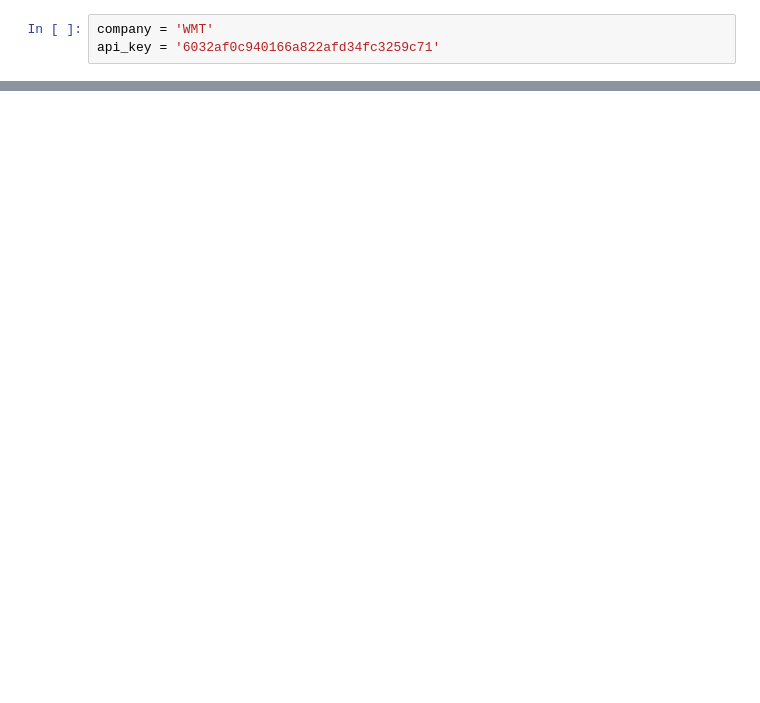
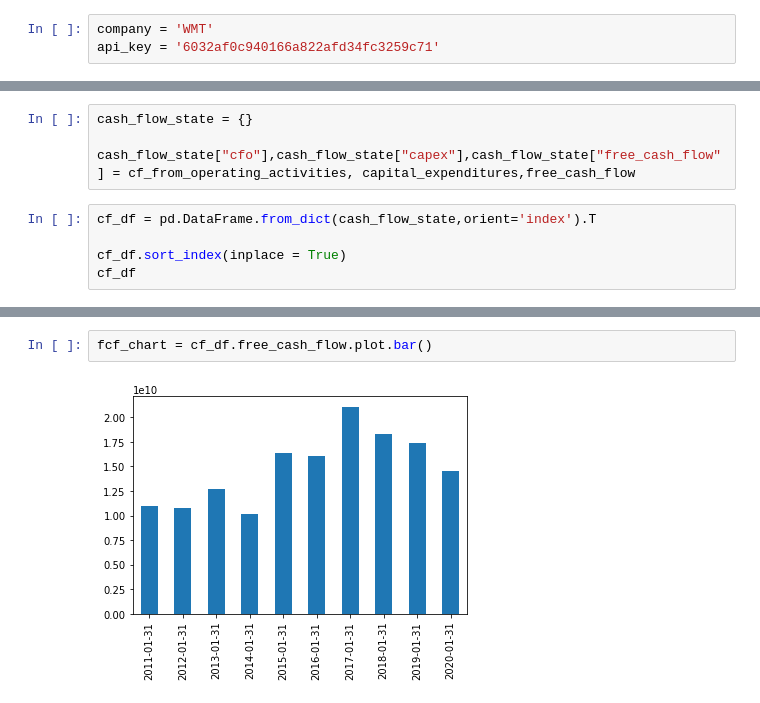
Before and after one commit to faithfulalabi/Discounted_Cash_Flow_Calculator, a Jupyter notebook: Discounted_Cash_Flow_Calculator.ipynb, the cells around one changed output, grey strips where cells are left out. Cells and saved outputs as stored; diff of their text form; blank space fills up the shorter version.

```diff
--- a/Discounted_Cash_Flow_Calculator.ipynb
+++ b/Discounted_Cash_Flow_Calculator.ipynb
@@ -156,0 +83,9 @@ dcf_calculator(company,api_key)
+# %%
+cash_flow_state = {}
+
+cash_flow_state["cfo"],cash_flow_state["capex"],cash_flow_state["free_cash_flow"] = cf_from_operating_activities, capital_expenditures,free_cash_flow
+# %%
+cf_df = pd.DataFrame.from_dict(cash_flow_state,orient='index').T
+
+cf_df.sort_index(inplace = True)
+cf_df
@@ -156,0 +146,4 @@ dcf_calculator(company,api_key)
+# %%
+fcf_chart = cf_df.free_cash_flow.plot.bar()
+# %% [output]
+[figure, added]
```
Also changed, not shown: parts of 26 cells of this notebook.
